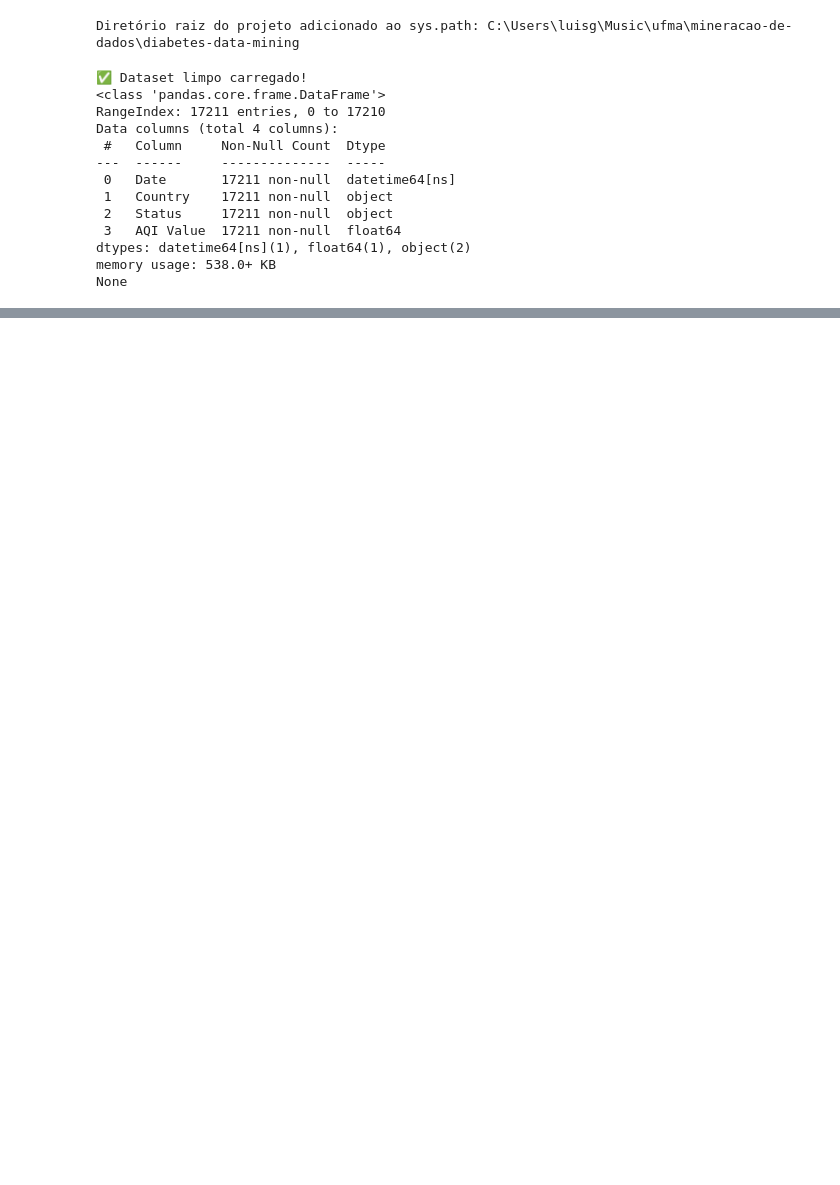
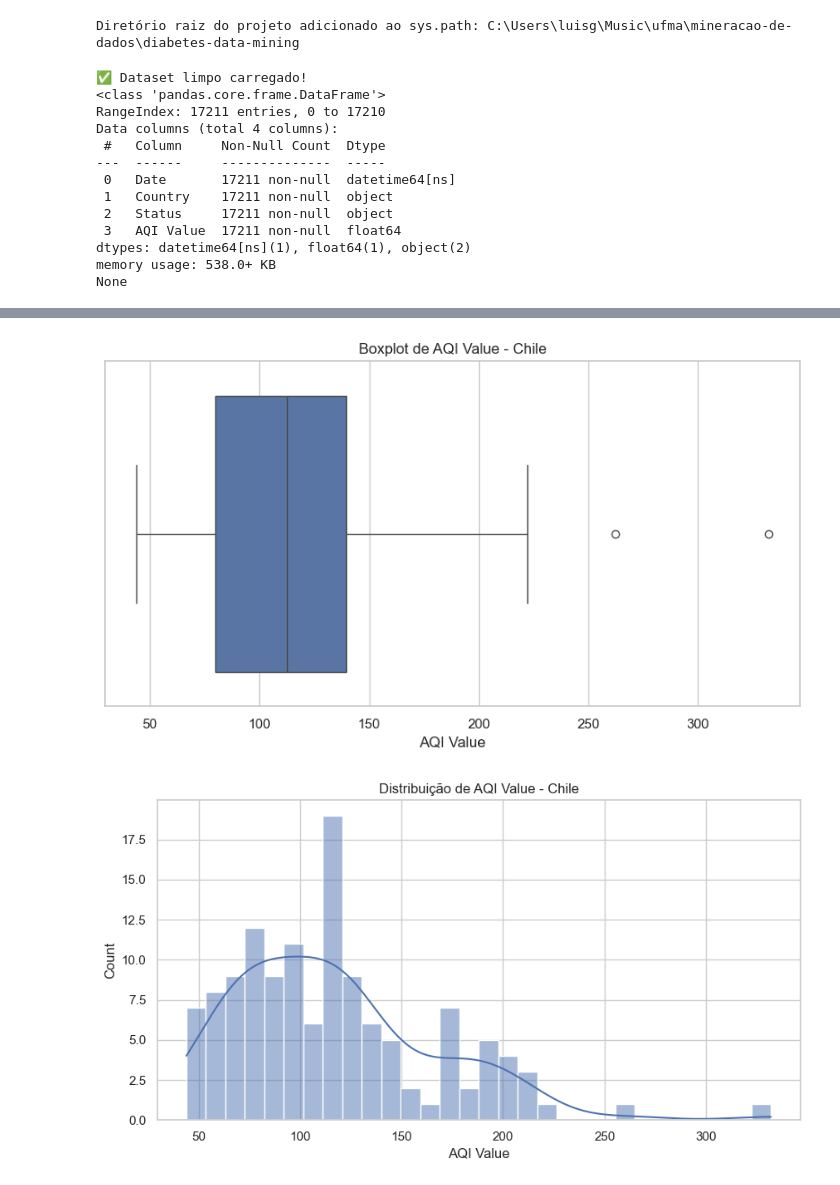
Before and after one commit to lgfas/diabetes-data-mining, a Jupyter notebook: notebooks/Outliers.ipynb, the cells around one changed output, grey strips where cells are left out. Drawn from its saved outputs; the diff is of its cells as text; code cells hidden in the pictures; blank space fills up the shorter version.

```diff
--- a/notebooks/Outliers.ipynb
+++ b/notebooks/Outliers.ipynb
@@ -43,0 +98,20 @@ None
+# %%
+# Filtrar dados do Chile
+country = "Chile"
+df_country = df[df["Country"] == country]
+
+# Resumo dos dados do Chile
+print(f"\n🔍 Dados do país: {country}")
+print(df_country.describe())
+
+# Visualizar outliers no Chile
+plt.figure(figsize=(10, 5))
+sns.boxplot(x=df_country["AQI Value"])
+plt.title(f"Boxplot de AQI Value - {country}")
+plt.show()
+
+plt.figure(figsize=(10, 5))
+sns.histplot(df_country["AQI Value"], kde=True, bins=30)
+plt.title(f"Distribuição de AQI Value - {country}")
+plt.show()
+# %% [output]
@@ -43,0 +128,2 @@ None
+[figure, added]
+[figure, added]
```
Also changed, not shown: parts of 11 cells of this notebook, 1 other file.
